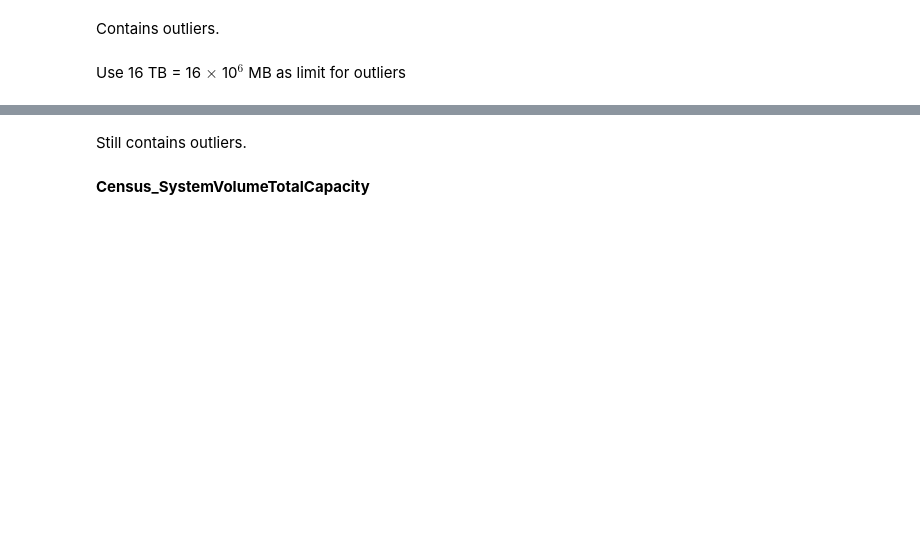
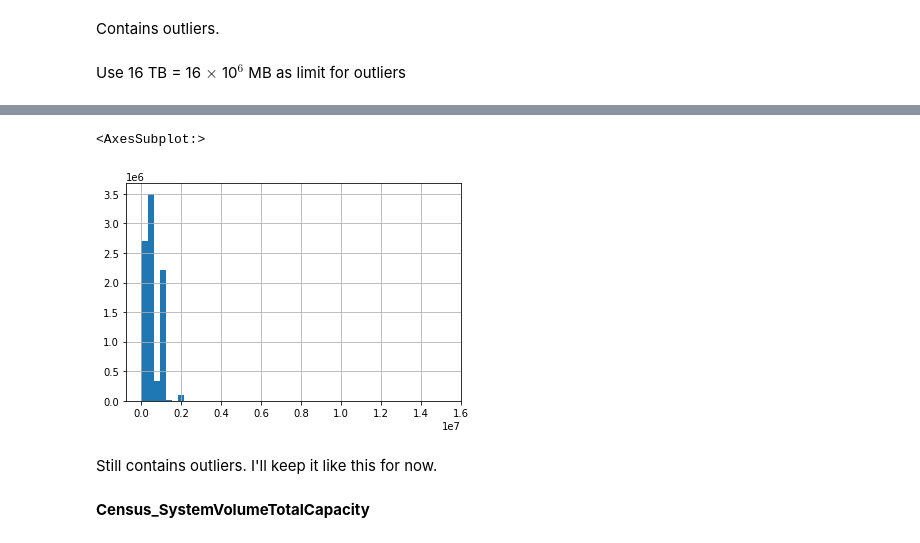
Before and after one commit to marco-riva/Capstone_2, a Jupyter notebook: notebooks/Data_Wrangling.ipynb, the cells around one changed output, grey strips where cells are left out. Saved outputs shown, nothing was run; the diff lists cells and outputs as text; code cells hidden in the pictures; blank space fills up the shorter version.

```diff
--- a/notebooks/Data_Wrangling.ipynb
+++ b/notebooks/Data_Wrangling.ipynb
@@ -1272,0 +1346,2 @@ pd.crosstab(df.RtpStateBitfield, df.HasDetections, margins=True)
+# %%
+df.AVProductsInstalled = df.AVProductsInstalled.astype('category')
@@ -1273,3 +1362,5 @@ pd.crosstab(df.RtpStateBitfield, df.HasDetections, margins=True)
+# %%
+df.AVProductsEnabled= df.AVProductsEnabled.astype('category')
 # %% [markdown]
 **UacLuaenable**
 # %%
@@ -1283,3 +1383,5 @@ pd.crosstab(df.AVProductsEnabled, df.HasDetections, margins=True)
+# %%
+df.UacLuaenable = df.UacLuaenable.astype('category')
 # %% [markdown]
 **Census_ProcessorCoreCount**
 # %%
@@ -1304,8 +1447,11 @@ df.loc[df['Census_PrimaryDiskTotalCapacity'] > limit, 'Census_PrimaryDiskTotalCa
 # %%
 df.loc[df['Census_PrimaryDiskTotalCapacity'] > limit, 'Census_PrimaryDiskTotalCapacity'] = np.nan
-df.Census_PrimaryDiskTotalCapacity.hist(bins=30)
+df.Census_PrimaryDiskTotalCapacity.hist(bins=50)
+# %% [output]
+<AxesSubplot:>
+[figure, added]
-# %% [markdown]
-Still contains outliers.
+# %% [markdown]
+Still contains outliers. I'll keep it like this for now.
 # %% [markdown]
 **Census_SystemVolumeTotalCapacity**
 # %%
```
Also changed, not shown: parts of 77 cells of this notebook.
